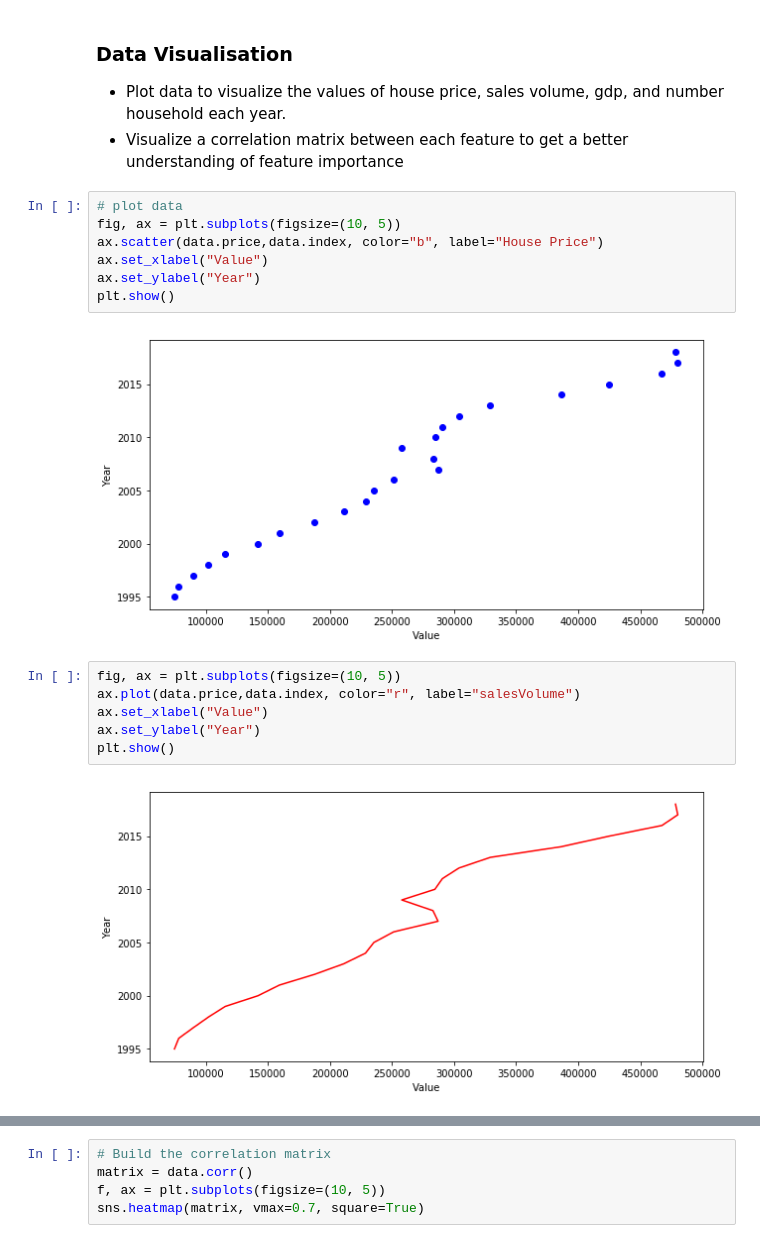
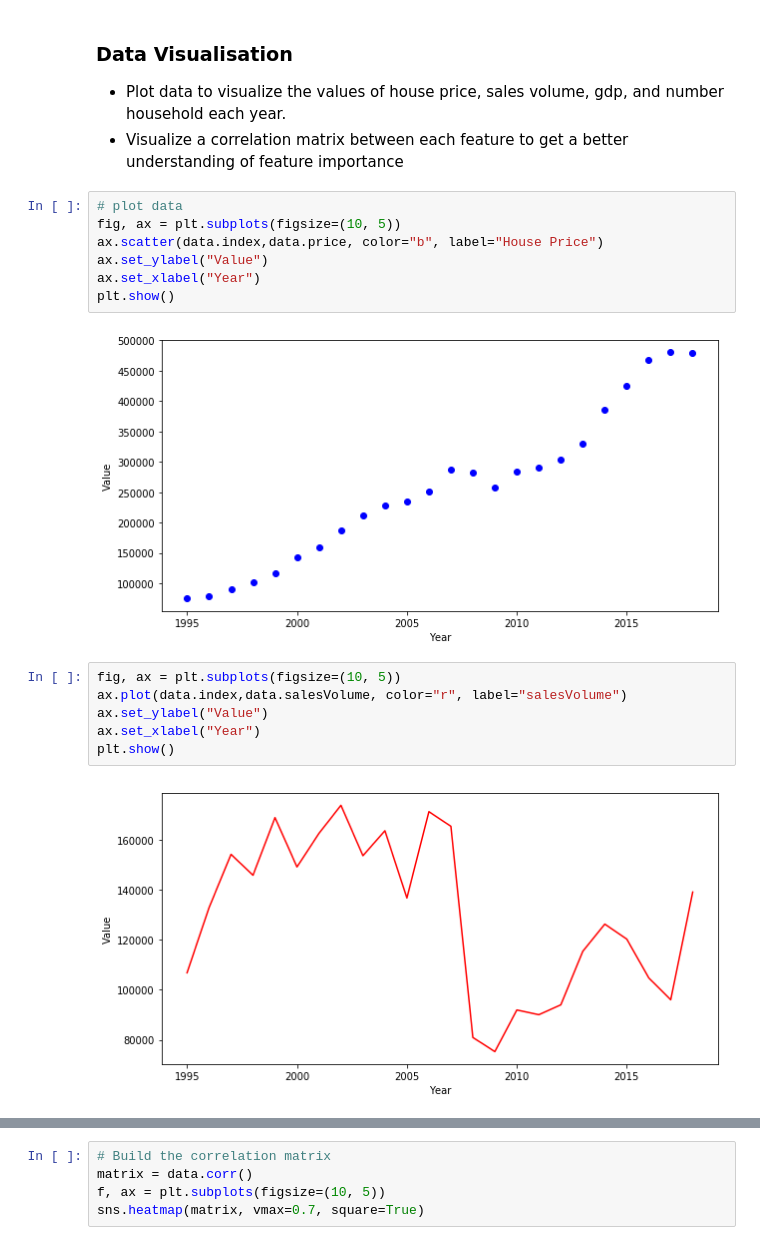
Before and after one commit to edotheodore/data, a Jupyter notebook: main.ipynb, the cells around one changed output, grey strips where cells are left out. Saved outputs shown, nothing was run; the diff lists cells and outputs as text.

Commit message:
Add files via upload
fix data visualisation

```diff
--- a/main.ipynb
+++ b/main.ipynb
@@ -172,19 +172,19 @@ dtype: int64
 # %%
 # plot data
 fig, ax = plt.subplots(figsize=(10, 5))
-ax.scatter(data.price,data.index, color="b", label="House Price")
-ax.set_xlabel("Value")
-ax.set_ylabel("Year")
+ax.scatter(data.index,data.price, color="b", label="House Price")
+ax.set_ylabel("Value")
+ax.set_xlabel("Year")
 plt.show()
 # %% [output]
-[figure, old version]
+[figure, new version]
 # %%
 fig, ax = plt.subplots(figsize=(10, 5))
-ax.plot(data.price,data.index, color="r", label="salesVolume")
-ax.set_xlabel("Value")
-ax.set_ylabel("Year")
+ax.plot(data.index,data.salesVolume, color="r", label="salesVolume")
+ax.set_ylabel("Value")
+ax.set_xlabel("Year")
 plt.show()
 # %% [output]
-[figure, old version]
+[figure, new version]
 # %%
 fig, ax = plt.subplots(figsize=(10, 5))
```
Also changed, not shown: parts of 8 cells of this notebook.
